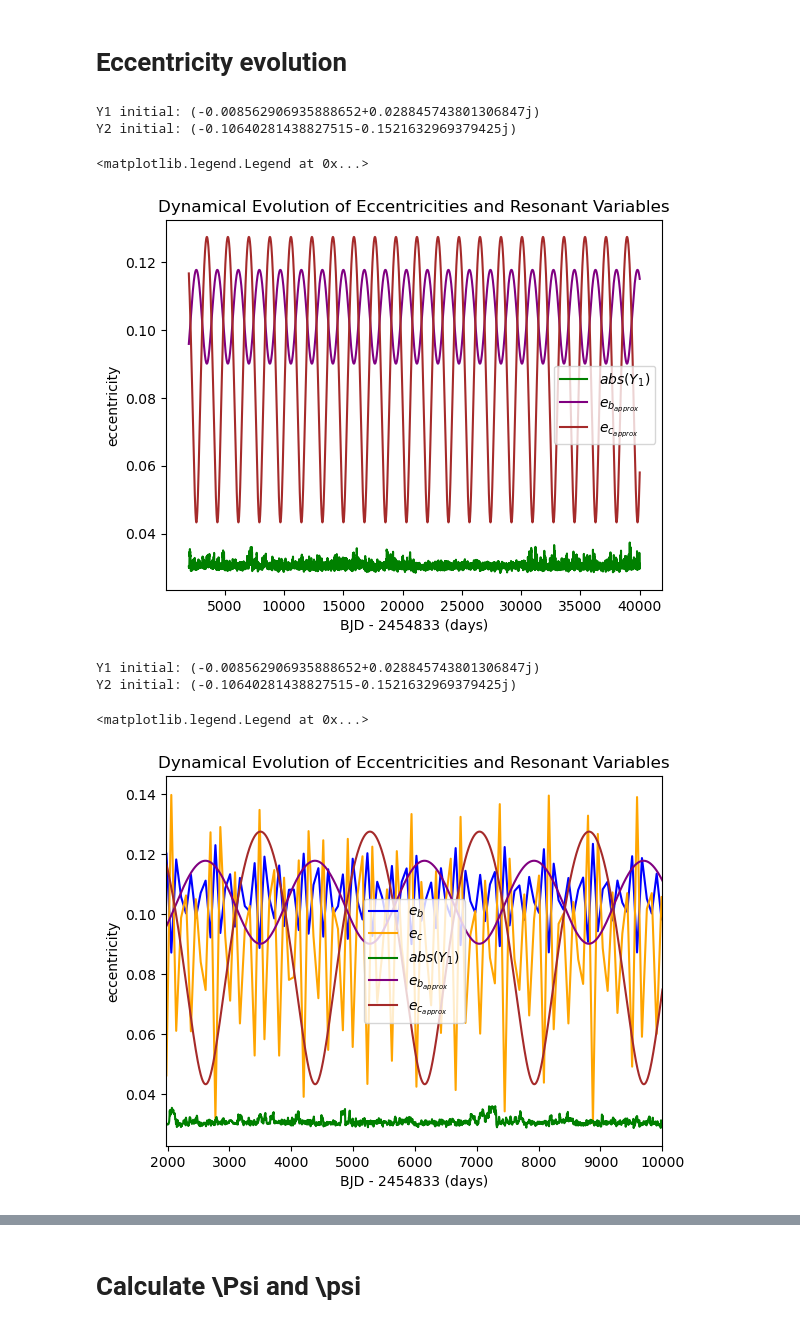
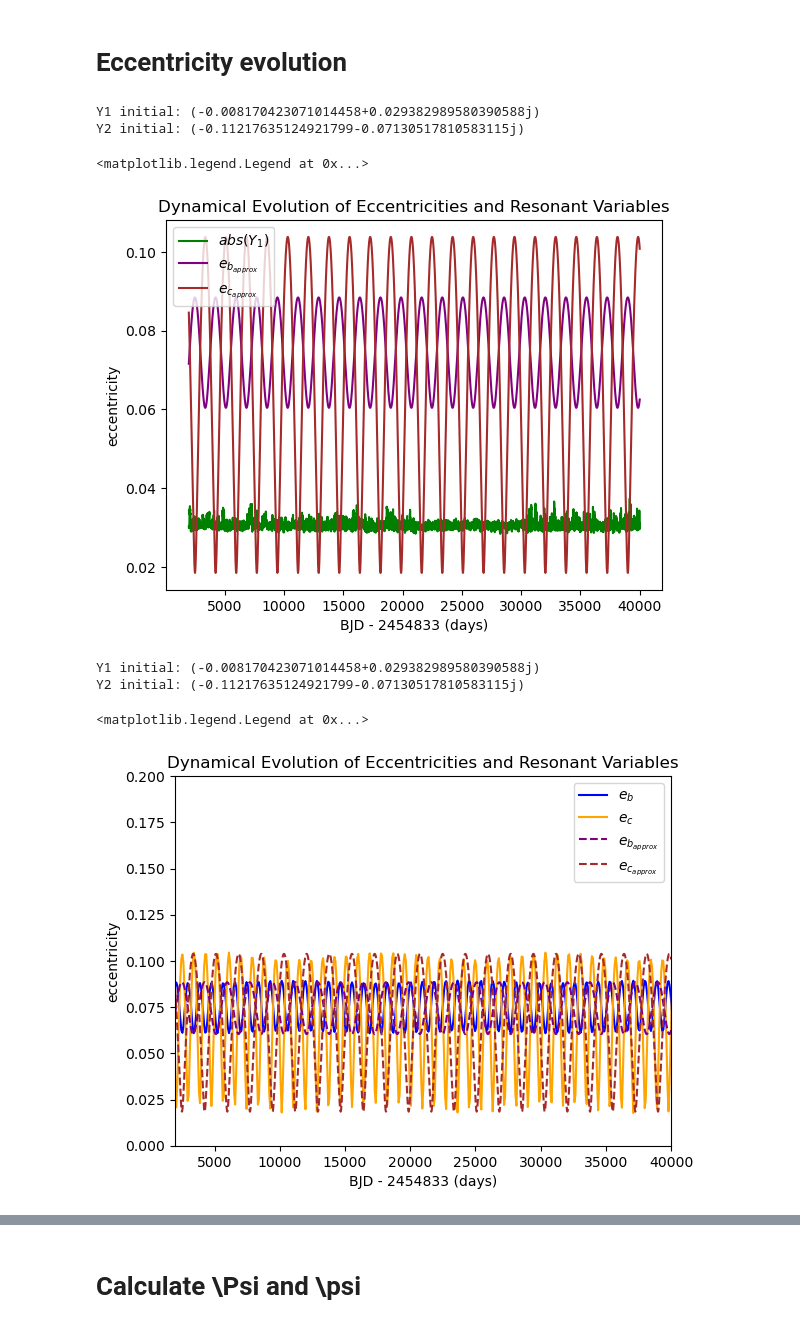
Before and after one commit to pentrican10/k2-19-project, a Jupyter notebook: resonant_figure.ipynb, the cells around one changed output, grey strips where cells are left out. Cells and saved outputs as stored; diff of their text form; code cells hidden in the pictures.

```diff
--- a/resonant_figure.ipynb
+++ b/resonant_figure.ipynb
@@ -915,7 +889,7 @@ def compute_resonant_vars(sim):
     alpha_ = o1.a / o2.a
     gamma_ = p1.m / p2.m
     eps_ = (p1.m + p2.m) / m_star
-    Delta_pomega_ = o1.pomega - o2.pomega
+    Delta_pomega_ = o2.pomega - o1.pomega
     P_c = 2*np.pi*np.sqrt(o2.a**3/(G_const*m_star))
 
     Lambda_b = Lambda_k(p1.m, o1.a, mu)
@@ -959,6 +933,6 @@ def compute_resonant_vars(sim):
     eb_ = o1.e
     ec_ = o2.e
 
-    return H, Y1, Y2, I1, I2, theta1, eb_, ec_
+    return H, Y1, Y2, I1, I2, theta1, eb_, ec_, Delta_pomega_
 # %%
 sim.integrate(0)
@@ -1017,11 +991,12 @@ I2_vals = np.zeros(len(times))
 theta1_vals = np.zeros(len(times))
 eb_vals = np.zeros(len(times))
 ec_vals = np.zeros(len(times))
+Delta_pomega_vals = np.zeros(len(times))
 
 
 for i, t in enumerate(times):
     sim.integrate(t)
-    H_t, Y1_t, Y2_t, I1_t, I2_t, theta1_t, eb_t, ec_t = compute_resonant_vars(sim)
+    H_t, Y1_t, Y2_t, I1_t, I2_t, theta1_t, eb_t, ec_t, Delta_pomega_t = compute_resonant_vars(sim)
     # print(Y1)
     H_vals[i] = H_t
     Re_Y1_vals[i] = np.real(Y1_t)
@@ -1033,6 +1008,7 @@ for i, t in enumerate(times):
     theta1_vals[i] = theta1_t
     eb_vals[i] = eb_t
     ec_vals[i] = ec_t
+    Delta_pomega_vals[i] = Delta_pomega_t
 # %%
 # Plot Y1 in Re/Im space
 plt.figure(figsize=(8,6))
@@ -1495,41 +1459,43 @@ plt.xlabel('BJD - 2454833 (days)')
 plt.ylabel('eccentricity')
 plt.legend()
 # %% [output]
-Y1 initial: (-0.008562906935888652+0.028845743801306847j)
-Y2 initial: (-0.10640281438827515-0.1521632969379425j)
+Y1 initial: (-0.008170423071014458+0.029382989580390588j)
+Y2 initial: (-0.11217635124921799-0.07130517810583115j)
 <matplotlib.legend.Legend at 0x...>
-[figure, old version]
+[figure, new version]
 # %%
 ### approximated eccentricity evolution
 t = np.linspace(1980., 40000., 8000)
 t_ecc = np.linspace(0, t_max, Nout)
 Y1_initial = Y1_tilda_(e_tilda_b_med, e_tilda_c_med, pomega_b_med, pomega_c_med, theta_res_med, gamma_med)
 Y2_initial = Y2_tilda_(e_tilda_b_med, e_tilda_c_med, pomega_b_med, pomega_c_med, theta_res_med, gamma_med)
 print(f'Y1 initial: {Y1_initial}')
 print(f'Y2 initial: {Y2_initial}')
 ecc_aprox_b = ecc_aprox_b_(t, Tc_b_med, Y1_initial, Y2_initial, P_b_med, P_c_med)
 ecc_aprox_c = ecc_aprox_c_(t, Tc_c_med, Y1_initial, Y2_initial, P_b_med, P_c_med)
 
-Y1_rebound = Re_Y1_vals + 1j*Im_Y1_vals
-Y2_rebound = Re_Y2_vals + 1j*Im_Y2_vals
-ecc_b = ecc_b_(Y1_rebound, Y2_rebound, gamma_med, pomega_b_med, theta_res_med)
-ecc_c = ecc_c_(Y1_rebound, Y2_rebound, gamma_med, pomega_c_med, theta_res_med)
+# Y1_rebound = Re_Y1_vals + 1j*Im_Y1_vals
+# Y2_rebound = Re_Y2_vals + 1j*Im_Y2_vals
+# ecc_b = ecc_b_(Y1_rebound, Y2_rebound, gamma_med, pomega_b_med, theta_res_med)
+# ecc_c = ecc_c_(Y1_rebound, Y2_rebound, gamma_med, pomega_c_med, theta_res_med)
 
-plt.plot(t_ecc, abs(ecc_b), color='blue', label='$e_b$')
-plt.plot(t_ecc, abs(ecc_c), color='orange', label='$e_c$')
+plt.plot(t_ecc, abs(eb_vals), color='blue', label='$e_b$')
+plt.plot(t_ecc, abs(ec_vals), color='orange', label='$e_c$')
 
-plt.plot(t, np.abs(Y1), color='green', label='$abs(Y_1)$')
+# plt.plot(t, np.abs(Y1), color='green', label='$abs(Y_1)$')
 # plt.plot(t, np.abs(Y2), color='red', label='$abs(Y_2)$')
-plt.plot(t, np.abs(ecc_aprox_b), color='purple', label='$e_{b_{approx}}$')
-plt.plot(t, np.abs(ecc_aprox_c),color='brown', label='$e_{c_{approx}}$')
+
+plt.plot(t, np.abs(ecc_aprox_b), color='purple',linestyle='--', label='$e_{b_{approx}}$')
+plt.plot(t, np.abs(ecc_aprox_c),color='brown', linestyle='--', label='$e_{c_{approx}}$')
 
 plt.title('Dynamical Evolution of Eccentricities and Resonant Variables')
 plt.xlabel('BJD - 2454833 (days)')
 plt.ylabel('eccentricity')
-plt.xlim(1980,10000)
+plt.xlim(1980,40000)
+plt.ylim(0, 0.2)
 plt.legend()
 # %% [output]
-Y1 initial: (-0.008562906935888652+0.028845743801306847j)
-Y2 initial: (-0.10640281438827515-0.1521632969379425j)
+Y1 initial: (-0.008170423071014458+0.029382989580390588j)
+Y2 initial: (-0.11217635124921799-0.07130517810583115j)
 <matplotlib.legend.Legend at 0x...>
-[figure, old version]
+[figure, new version]
```
Also changed, not shown: parts of 30 cells of this notebook, 3 other files.
